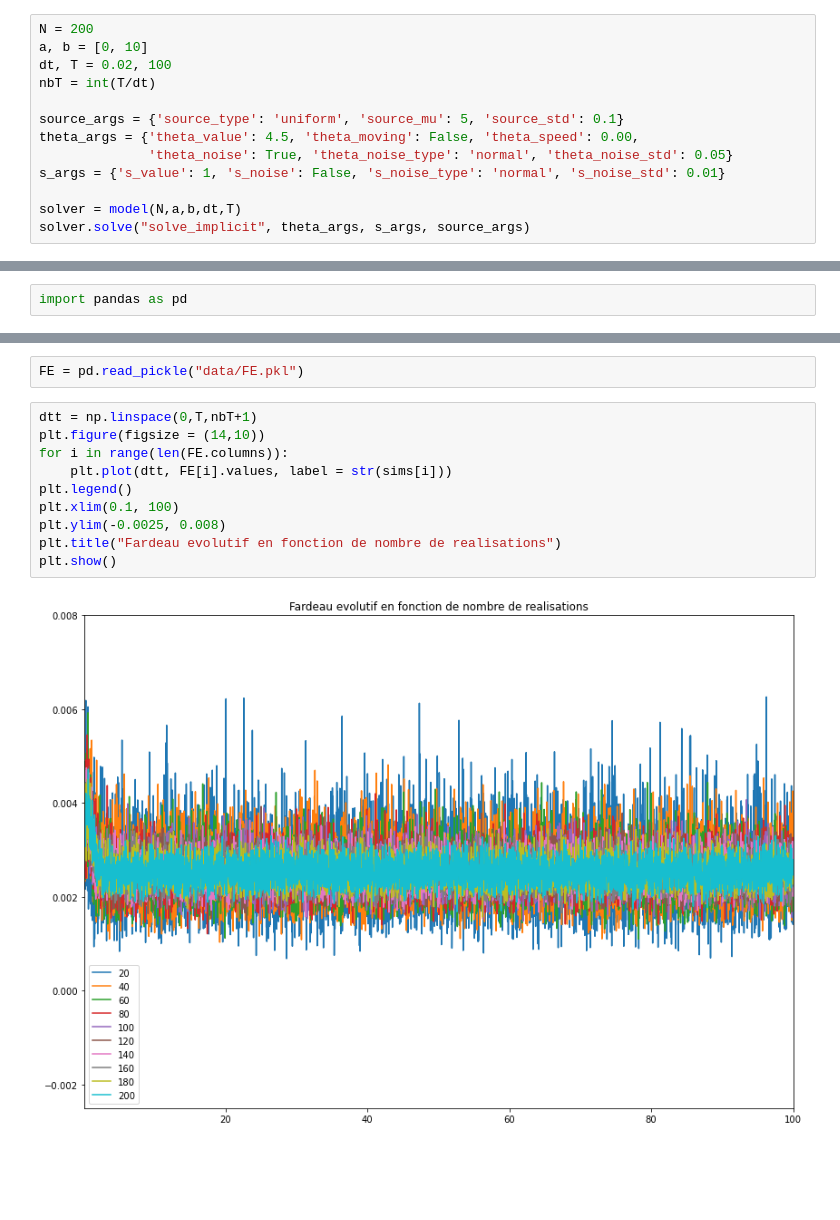
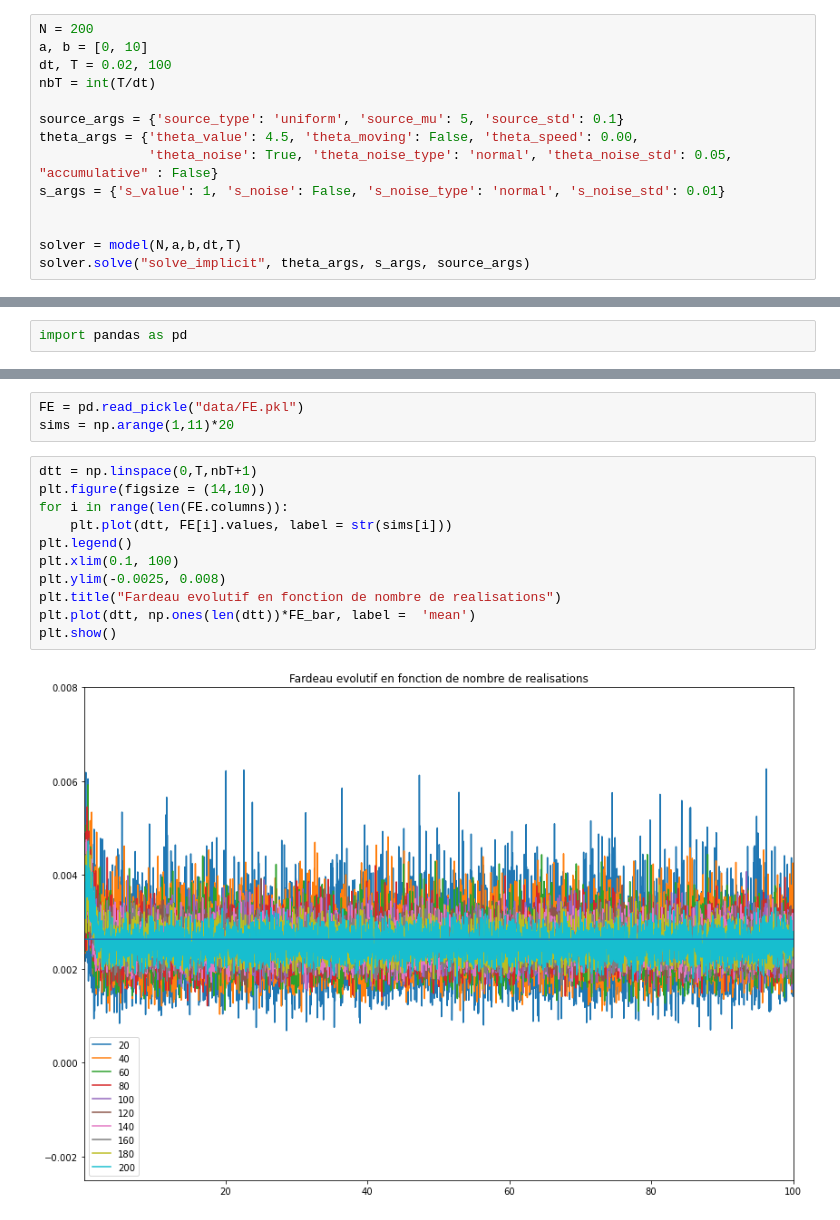
Before and after one commit to pjbenard/Projet_5A_EDP_Bio, a Jupyter notebook: comparing_simulations.ipynb, the cells around one changed output, grey strips where cells are left out. Drawn from its saved outputs; the diff is of its cells as text; blank space fills up the shorter version.

```diff
--- a/comparing_simulations.ipynb
+++ b/comparing_simulations.ipynb
@@ -175,8 +177,9 @@ nbT = int(T/dt)
 
 source_args = {'source_type': 'uniform', 'source_mu': 5, 'source_std': 0.1}
 theta_args = {'theta_value': 4.5, 'theta_moving': False, 'theta_speed': 0.00,
-              'theta_noise': True, 'theta_noise_type': 'normal', 'theta_noise_std': 0.05}
+              'theta_noise': True, 'theta_noise_type': 'normal', 'theta_noise_std': 0.05, "accumulative" : False}
 s_args = {'s_value': 1, 's_noise': False, 's_noise_type': 'normal', 's_noise_std': 0.01}
+
 
 solver = model(N,a,b,dt,T)
 solver.solve("solve_implicit", theta_args, s_args, source_args)
@@ -259,14 +266,16 @@ pd.DataFrame(FE_sims).to_pickle("data/FE.pkl")
 # %%
 FE = pd.read_pickle("data/FE.pkl")
+sims = np.arange(1,11)*20
 # %%
 dtt = np.linspace(0,T,nbT+1)
 plt.figure(figsize = (14,10))
 for i in range(len(FE.columns)):
     plt.plot(dtt, FE[i].values, label = str(sims[i]))
 plt.legend()
 plt.xlim(0.1, 100)
 plt.ylim(-0.0025, 0.008)
 plt.title("Fardeau evolutif en fonction de nombre de realisations")
+plt.plot(dtt, np.ones(len(dtt))*FE_bar, label =  'mean')
 plt.show()
 # %% [output]
-[figure, old version]
+[figure, new version]
```
Also changed, not shown: parts of 3 cells of this notebook, 1 other file.
